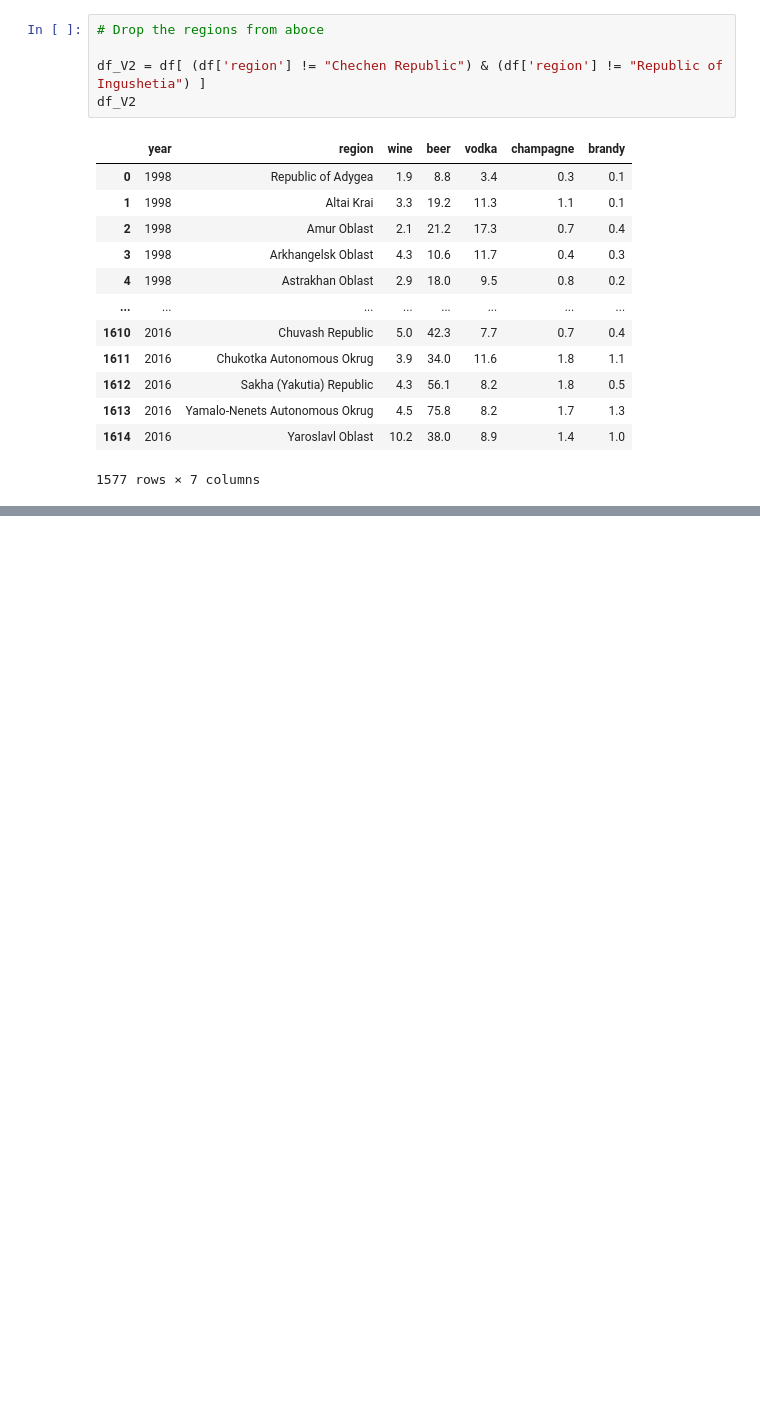
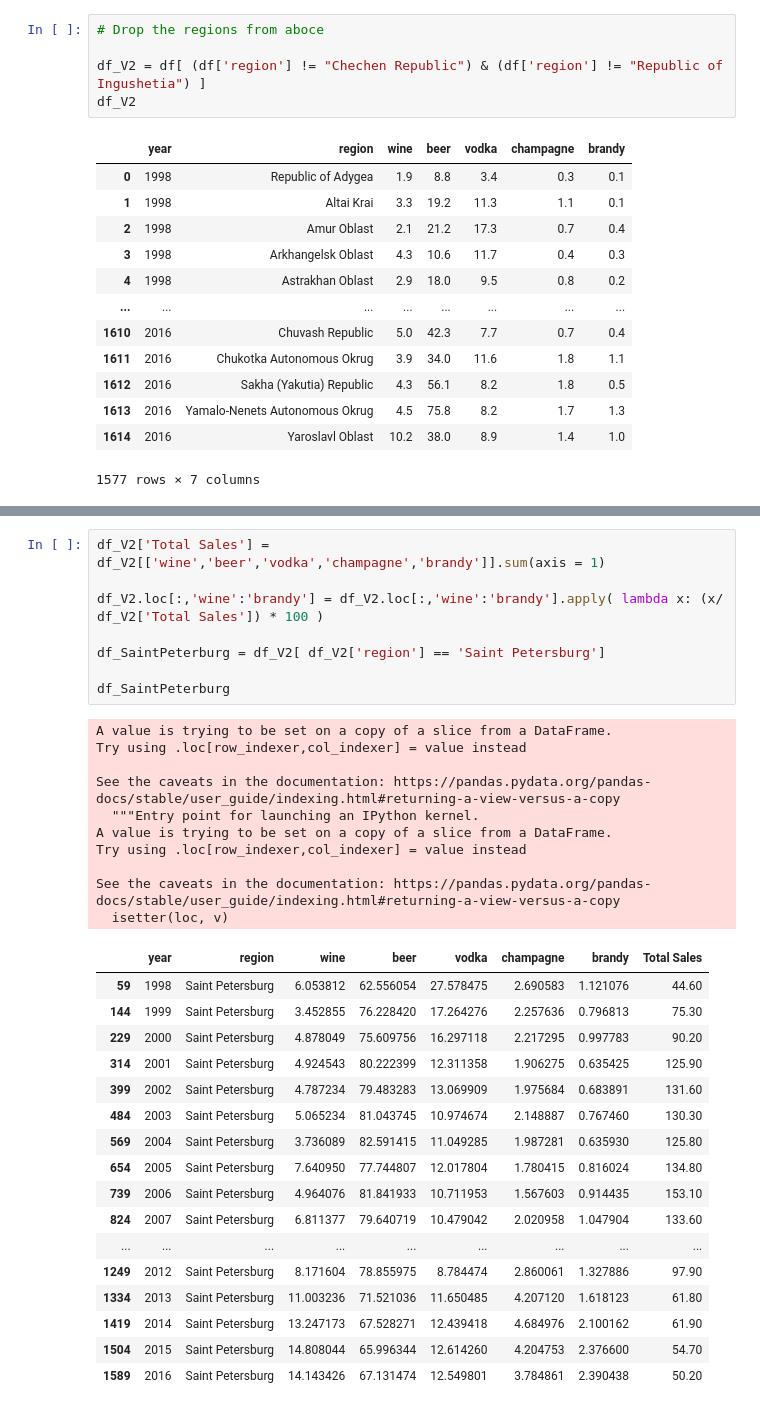
Before and after one commit to LuisEVT/Drinks_Company_Wine_Promotion, a Jupyter notebook: Wine_Promotion_Analysis_EDA.ipynb, the cells around one changed output, grey strips where cells are left out. Drawn from its saved outputs; the diff is of its cells as text; blank space fills up the shorter version.

```diff
--- a/Wine_Promotion_Analysis_EDA.ipynb
+++ b/Wine_Promotion_Analysis_EDA.ipynb
@@ -271,0 +299,36 @@ df_V2
+# %%
+df_V2['Total Sales'] = df_V2[['wine','beer','vodka','champagne','brandy']].sum(axis = 1)
+
+df_V2.loc[:,'wine':'brandy'] = df_V2.loc[:,'wine':'brandy'].apply( lambda x: (x/ df_V2['Total Sales']) * 100 )
+
+df_SaintPeterburg = df_V2[ df_V2['region'] == 'Saint Petersburg']
+
+df_SaintPeterburg
+# %% [output]
+A value is trying to be set on a copy of a slice from a DataFrame.
+Try using .loc[row_indexer,col_indexer] = value instead
+
+See the caveats in the documentation: https://pandas.pydata.org/pandas-docs/stable/user_guide/indexing.html#returning-a-view-versus-a-copy
+  """Entry point for launching an IPython kernel.
+A value is trying to be set on a copy of a slice from a DataFrame.
+Try using .loc[row_indexer,col_indexer] = value instead
+
+See the caveats in the documentation: https://pandas.pydata.org/pandas-docs/stable/user_guide/indexing.html#returning-a-view-versus-a-copy
+  isetter(loc, v)
+|  | year | region | wine | beer | vodka | champagne | brandy | Total Sales |
+| 59 | 1998 | Saint Petersburg | 6.053812 | 62.556054 | 27.578475 | 2.690583 | 1.121076 | 44.60 |
+| 144 | 1999 | Saint Petersburg | 3.452855 | 76.228420 | 17.264276 | 2.257636 | 0.796813 | 75.30 |
+| 229 | 2000 | Saint Petersburg | 4.878049 | 75.609756 | 16.297118 | 2.217295 | 0.997783 | 90.20 |
+| 314 | 2001 | Saint Petersburg | 4.924543 | 80.222399 | 12.311358 | 1.906275 | 0.635425 | 125.90 |
+| 399 | 2002 | Saint Petersburg | 4.787234 | 79.483283 | 13.069909 | 1.975684 | 0.683891 | 131.60 |
+| 484 | 2003 | Saint Petersburg | 5.065234 | 81.043745 | 10.974674 | 2.148887 | 0.767460 | 130.30 |
+| 569 | 2004 | Saint Petersburg | 3.736089 | 82.591415 | 11.049285 | 1.987281 | 0.635930 | 125.80 |
+| 654 | 2005 | Saint Petersburg | 7.640950 | 77.744807 | 12.017804 | 1.780415 | 0.816024 | 134.80 |
+| 739 | 2006 | Saint Petersburg | 4.964076 | 81.841933 | 10.711953 | 1.567603 | 0.914435 | 153.10 |
+| 824 | 2007 | Saint Petersburg | 6.811377 | 79.640719 | 10.479042 | 2.020958 | 1.047904 | 133.60 |
+| ... | ... | ... | ... | ... | ... | ... | ... | ... |
+| 1249 | 2012 | Saint Petersburg | 8.171604 | 78.855975 | 8.784474 | 2.860061 | 1.327886 | 97.90 |
+| 1334 | 2013 | Saint Petersburg | 11.003236 | 71.521036 | 11.650485 | 4.207120 | 1.618123 | 61.80 |
+| 1419 | 2014 | Saint Petersburg | 13.247173 | 67.528271 | 12.439418 | 4.684976 | 2.100162 | 61.90 |
+| 1504 | 2015 | Saint Petersburg | 14.808044 | 65.996344 | 12.614260 | 4.204753 | 2.376600 | 54.70 |
+| 1589 | 2016 | Saint Petersburg | 14.143426 | 67.131474 | 12.549801 | 3.784861 | 2.390438 | 50.20 |
```
Also changed, not shown: parts of 8 cells of this notebook, 1 other file.
